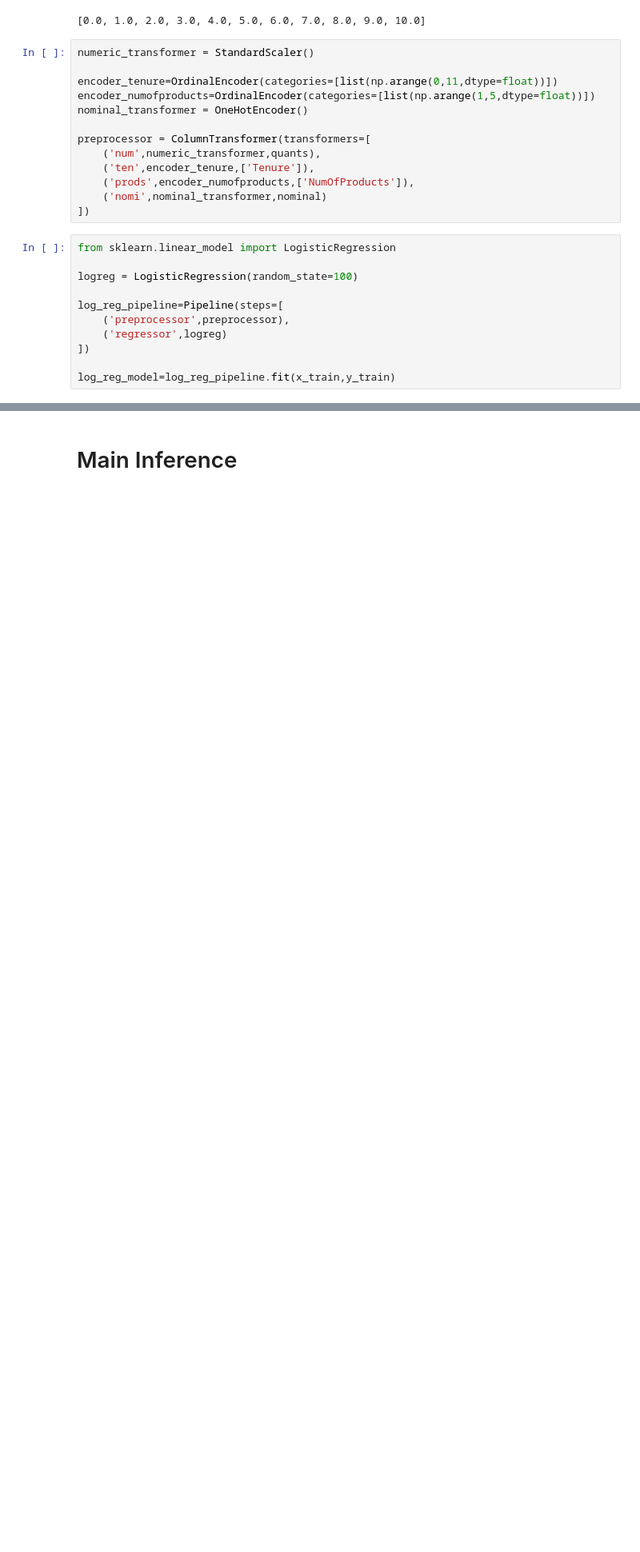
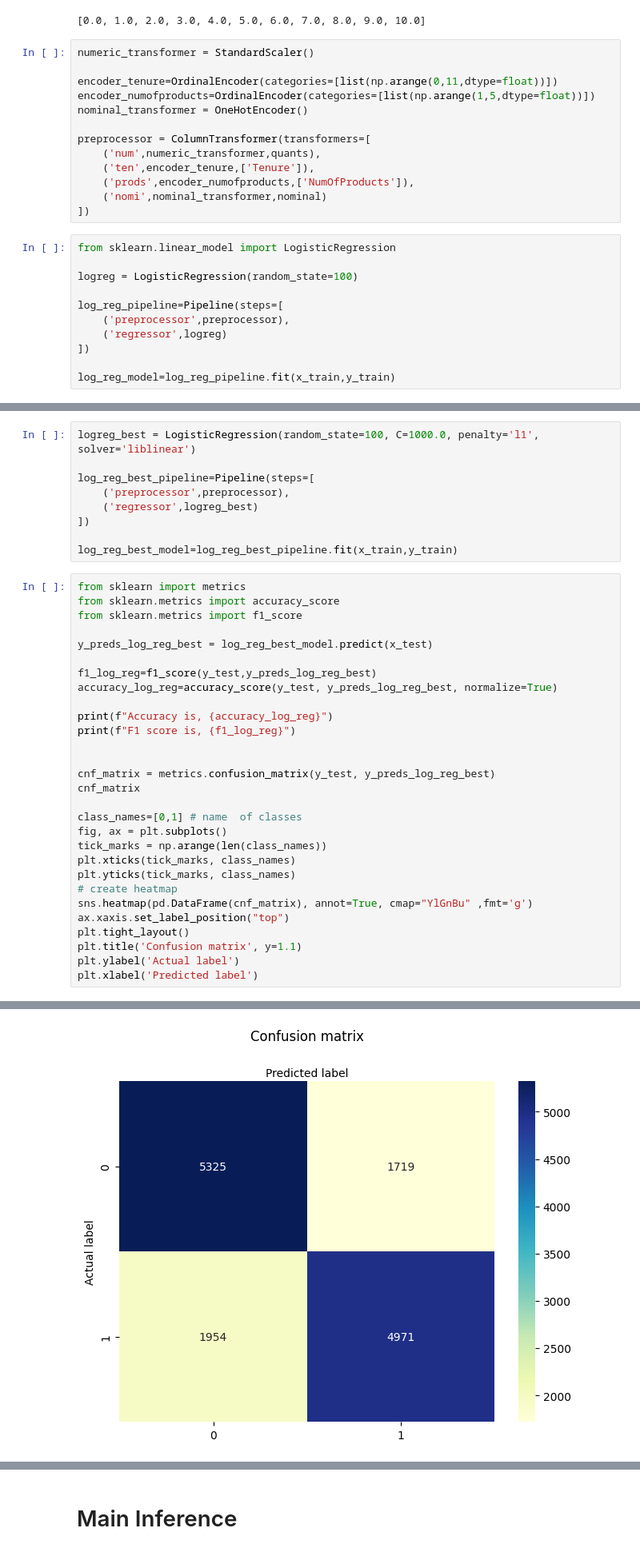
Before and after one commit to ruwindarowel/Bank-Churn-Predictor---Kaggle-Comp, a Jupyter notebook: DA.ipynb, the cells around one changed output, grey strips where cells are left out. Shown at 80% size. Saved outputs shown, nothing was run; the diff lists cells and outputs as text; blank space fills up the shorter version.

```diff
--- a/DA.ipynb
+++ b/DA.ipynb
@@ -502,0 +534,39 @@ F1 score is, 0.730277655354782
+# %%
+logreg_best = LogisticRegression(random_state=100, C=1000.0, penalty='l1', solver='liblinear')
+
+log_reg_best_pipeline=Pipeline(steps=[
+    ('preprocessor',preprocessor),
+    ('regressor',logreg_best)
+])
+
+log_reg_best_model=log_reg_best_pipeline.fit(x_train,y_train)
+# %%
+from sklearn import metrics
+from sklearn.metrics import accuracy_score
+from sklearn.metrics import f1_score
+
+y_preds_log_reg_best = log_reg_best_model.predict(x_test)
+
+f1_log_reg=f1_score(y_test,y_preds_log_reg_best)
+accuracy_log_reg=accuracy_score(y_test, y_preds_log_reg_best, normalize=True)
+
+print(f"Accuracy is, {accuracy_log_reg}")
+print(f"F1 score is, {f1_log_reg}")
+
+
+cnf_matrix = metrics.confusion_matrix(y_test, y_preds_log_reg_best)
+cnf_matrix
+
+class_names=[0,1] # name  of classes
+fig, ax = plt.subplots()
+tick_marks = np.arange(len(class_names))
+plt.xticks(tick_marks, class_names)
+plt.yticks(tick_marks, class_names)
+# create heatmap
+sns.heatmap(pd.DataFrame(cnf_matrix), annot=True, cmap="YlGnBu" ,fmt='g')
+ax.xaxis.set_label_position("top")
+plt.tight_layout()
+plt.title('Confusion matrix', y=1.1)
+plt.ylabel('Actual label')
+plt.xlabel('Predicted label')
+# %% [output]
@@ -502,0 +576 @@ F1 score is, 0.730277655354782
+[figure, added]
```
Also changed, not shown: parts of 22 cells of this notebook, 1 other file.
